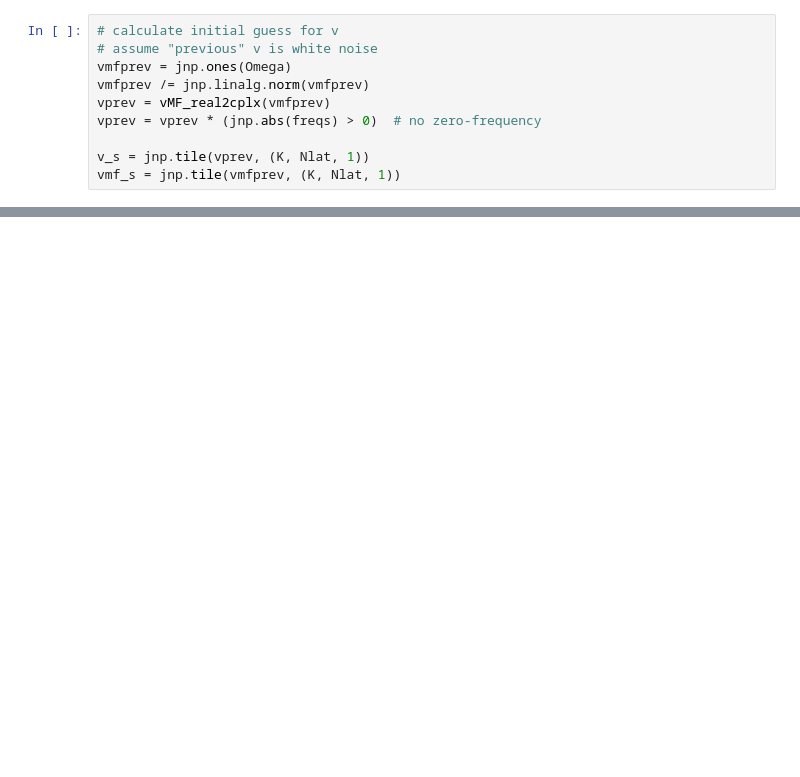
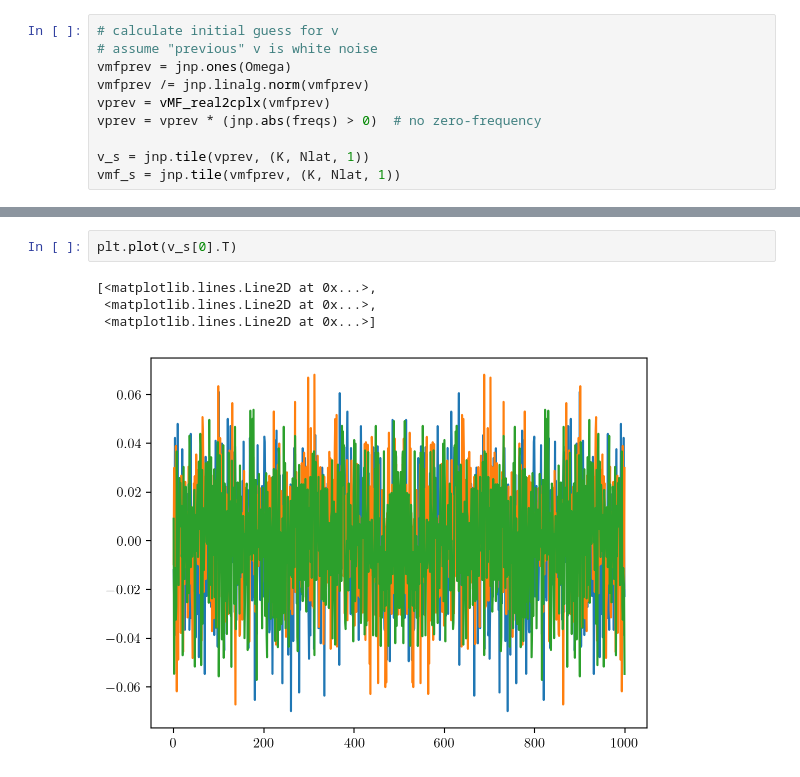
Before and after one commit to jmxpearson/vmftests, a Jupyter notebook: vMF_inference.ipynb, the cells around one changed output, grey strips where cells are left out. Drawn from its saved outputs; the diff is of its cells as text; blank space fills up the shorter version.

```diff
--- a/vMF_inference.ipynb
+++ b/vMF_inference.ipynb
@@ -321,0 +339,7 @@ logw.shape, v_s.shape
+# %%
+plt.plot(v_s[0].T)
+# %% [output]
+[<matplotlib.lines.Line2D at 0x...>,
+ <matplotlib.lines.Line2D at 0x...>,
+ <matplotlib.lines.Line2D at 0x...>]
+[figure, added]
```
Also changed, not shown: parts of 14 cells of this notebook.
